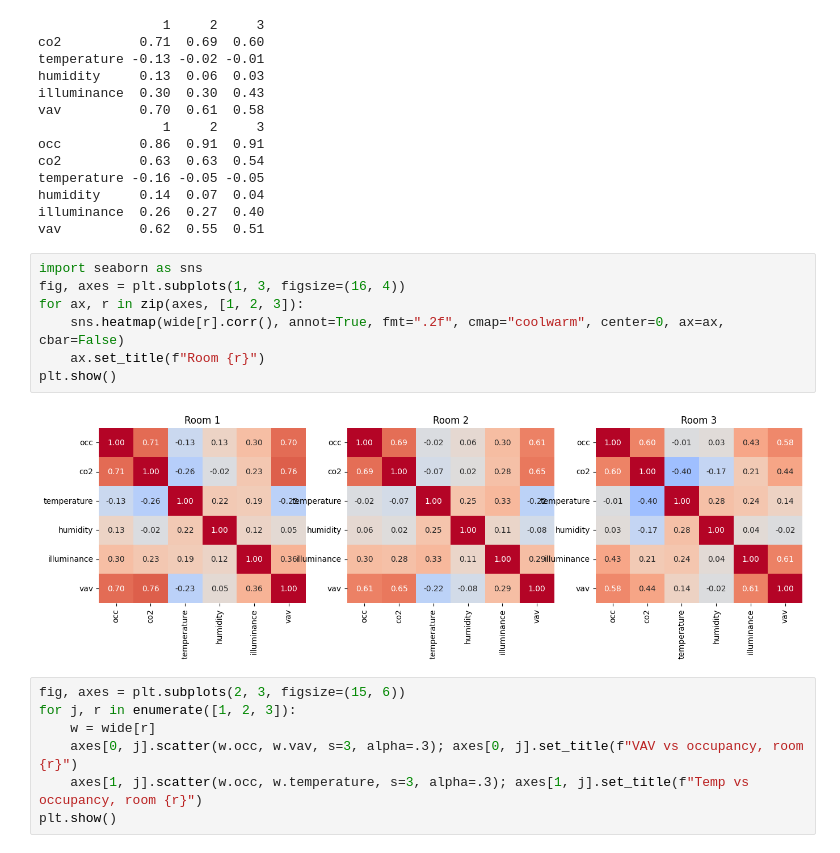
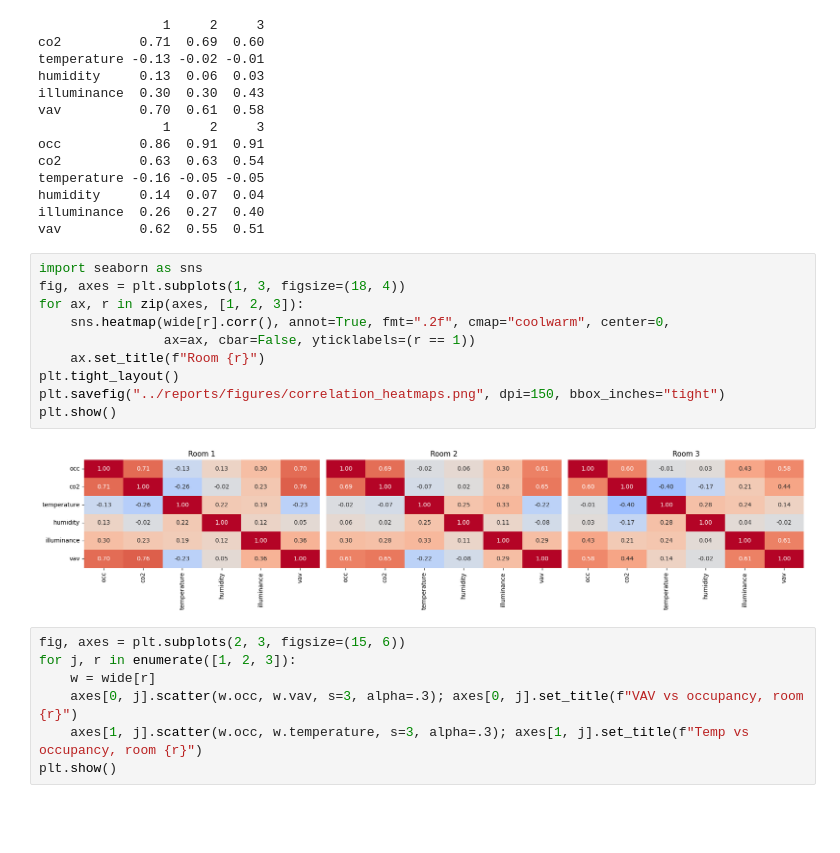
Before and after one commit to SimrahRuqiya/adaptive-district-backbone, a Jupyter notebook: notebooks/02_eda.ipynb, the cells around one changed output. Drawn from its saved outputs; the diff is of its cells as text; blank space fills up the shorter version.

```diff
--- a/notebooks/02_eda.ipynb
+++ b/notebooks/02_eda.ipynb
@@ -303,13 +303,16 @@ illuminance  0.26  0.27  0.40
 vav          0.62  0.55  0.51
 # %%
 import seaborn as sns
-fig, axes = plt.subplots(1, 3, figsize=(16, 4))
+fig, axes = plt.subplots(1, 3, figsize=(18, 4))
 for ax, r in zip(axes, [1, 2, 3]):
-    sns.heatmap(wide[r].corr(), annot=True, fmt=".2f", cmap="coolwarm", center=0, ax=ax, cbar=False)
+    sns.heatmap(wide[r].corr(), annot=True, fmt=".2f", cmap="coolwarm", center=0,
+                ax=ax, cbar=False, yticklabels=(r == 1))
     ax.set_title(f"Room {r}")
+plt.tight_layout()
+plt.savefig("../reports/figures/correlation_heatmaps.png", dpi=150, bbox_inches="tight")
 plt.show()
 # %% [output]
-[figure, old version]
+[figure, new version]
 # %%
 fig, axes = plt.subplots(2, 3, figsize=(15, 6))
 for j, r in enumerate([1, 2, 3]):
```
Also changed, not shown: 1 other file.
